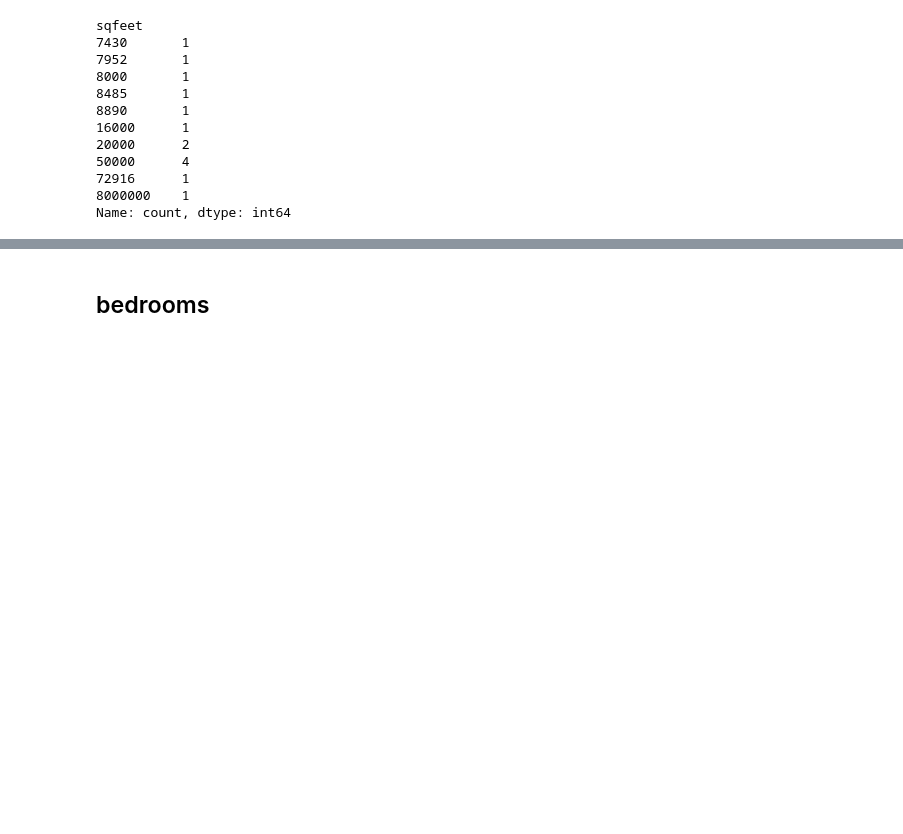
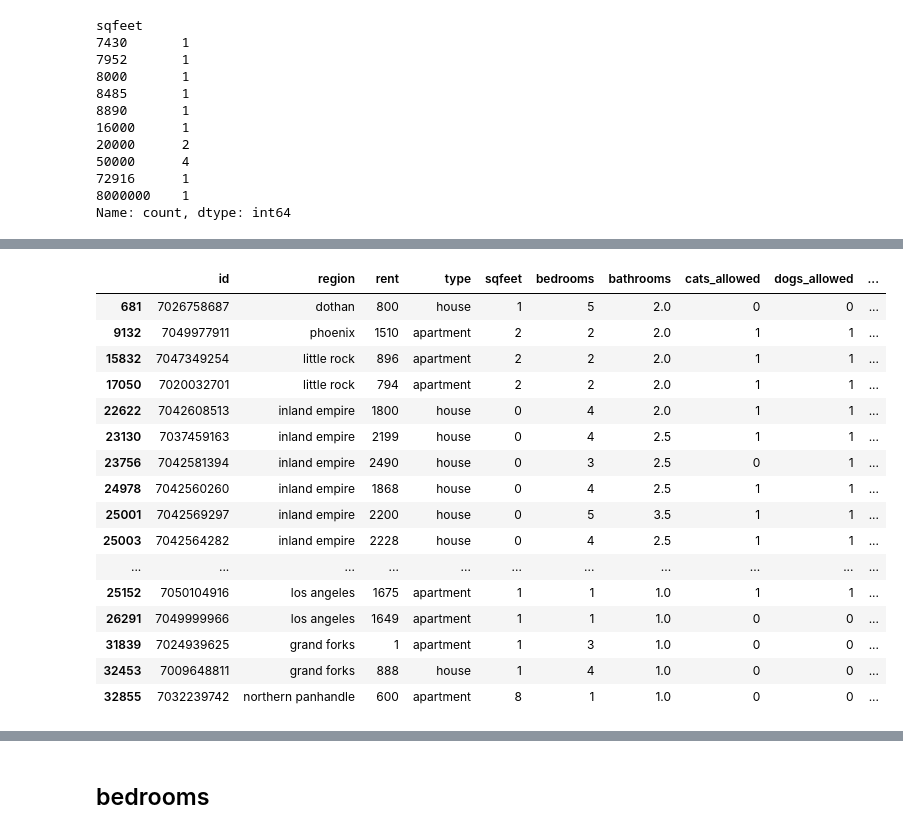
Before and after one commit to hermstefanny/rental_demand_analysis, a Jupyter notebook: cleaning_pre_script.ipynb, the cells around one changed output, grey strips where cells are left out. Cells and saved outputs as stored; diff of their text form; code cells hidden in the pictures; blank space fills up the shorter version.

```diff
--- a/cleaning_pre_script.ipynb
+++ b/cleaning_pre_script.ipynb
@@ -338,3 +353,23 @@ Name: count, dtype: int64
+# %%
+rental_data_ver1[rental_data_ver1['sqfeet']<10]
+# %% [output]
+|  | id | region | rent | type | sqfeet | bedrooms | bathrooms | cats_allowed | dogs_allowed | ... |
+| 681 | 7026758687 | dothan | 800 | house | 1 | 5 | 2.0 | 0 | 0 | ... |
+| 9132 | 7049977911 | phoenix | 1510 | apartment | 2 | 2 | 2.0 | 1 | 1 | ... |
+| 15832 | 7047349254 | little rock | 896 | apartment | 2 | 2 | 2.0 | 1 | 1 | ... |
+| 17050 | 7020032701 | little rock | 794 | apartment | 2 | 2 | 2.0 | 1 | 1 | ... |
+| 22622 | 7042608513 | inland empire | 1800 | house | 0 | 4 | 2.0 | 1 | 1 | ... |
+| 23130 | 7037459163 | inland empire | 2199 | house | 0 | 4 | 2.5 | 1 | 1 | ... |
+| 23756 | 7042581394 | inland empire | 2490 | house | 0 | 3 | 2.5 | 0 | 1 | ... |
+| 24978 | 7042560260 | inland empire | 1868 | house | 0 | 4 | 2.5 | 1 | 1 | ... |
+| 25001 | 7042569297 | inland empire | 2200 | house | 0 | 5 | 3.5 | 1 | 1 | ... |
+| 25003 | 7042564282 | inland empire | 2228 | house | 0 | 4 | 2.5 | 1 | 1 | ... |
+| ... | ... | ... | ... | ... | ... | ... | ... | ... | ... | ... |
+| 25152 | 7050104916 | los angeles | 1675 | apartment | 1 | 1 | 1.0 | 1 | 1 | ... |
+| 26291 | 7049999966 | los angeles | 1649 | apartment | 1 | 1 | 1.0 | 0 | 0 | ... |
+| 31839 | 7024939625 | grand forks | 1 | apartment | 1 | 3 | 1.0 | 0 | 0 | ... |
+| 32453 | 7009648811 | grand forks | 888 | house | 1 | 4 | 1.0 | 0 | 0 | ... |
+| 32855 | 7032239742 | northern panhandle | 600 | apartment | 8 | 1 | 1.0 | 0 | 0 | ... |
 # %%
 rental_data_ver1[rental_data_ver1['sqfeet']> 7000]
 # %% [output]
```
Also changed, not shown: parts of 17 cells of this notebook, 1 other file.
